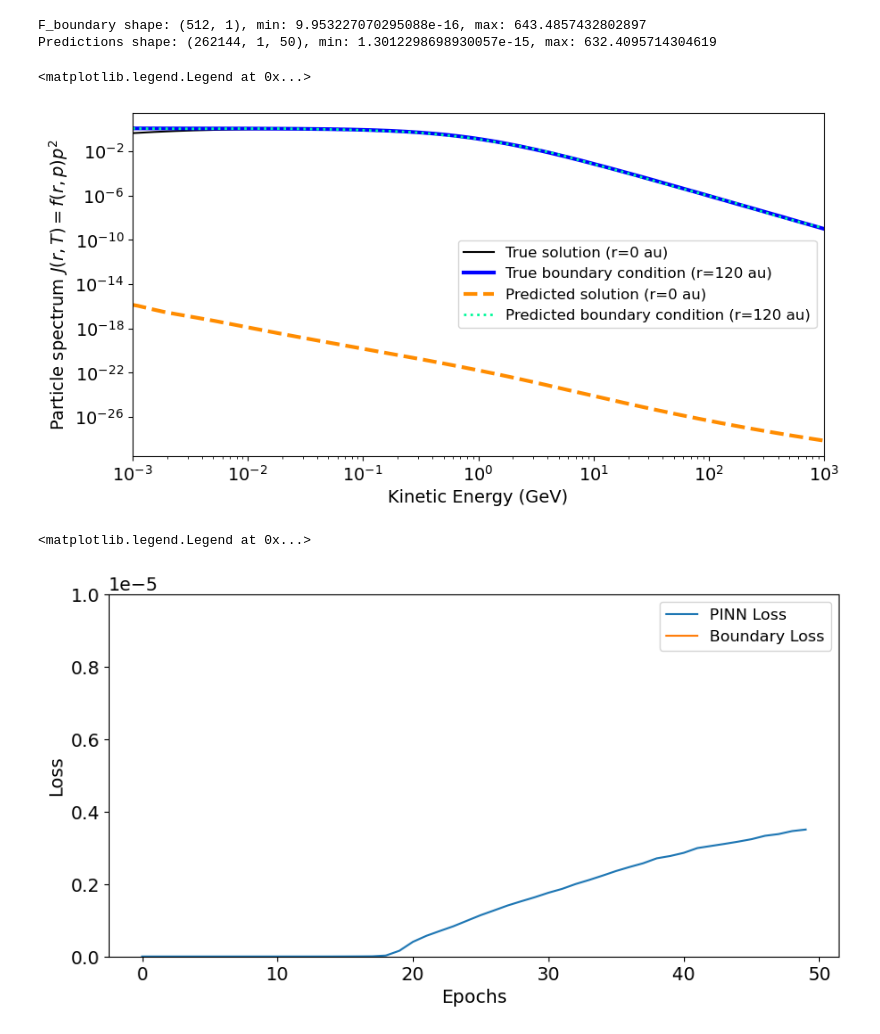
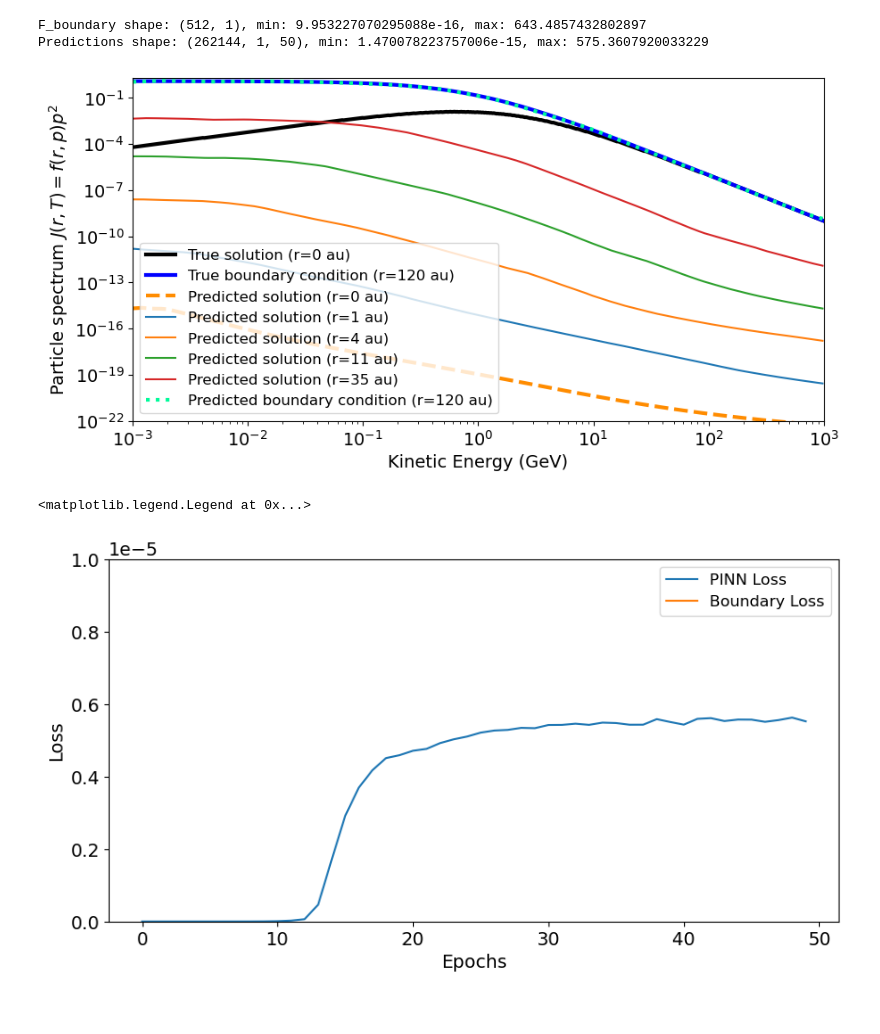
Before and after one commit to linneawolniewicz/pinns, a Jupyter notebook: sherpa/study/visualize.ipynb, the cells around one changed output. Cells and saved outputs as stored; diff of their text form; code cells hidden in the pictures.

```diff
--- a/sherpa/study/visualize.ipynb
+++ b/sherpa/study/visualize.ipynb
@@ -12,8 +12,8 @@ mpl.rcParams.update({'font.size': 14})
 CURRENT_PATH = os.getcwd()
 DATA_PATH = os.path.abspath(os.path.join(CURRENT_PATH, "..", "..", "data"))
 # %%
-trial_id = 13
-n_run = 100
+trial_id = 10
+n_run = 200
 
 # Load PINN outputs
 with open('./pickles/pinn_loss_sherpa_' + str(n_run) + '_trial_id_' + str(trial_id) + '.pkl', 'rb') as file:
@@ -54,24 +54,29 @@ print(f'F_boundary shape: {f_boundary.shape}, min: {np.min(f_boundary)}, max: {n
 print(f'Predictions shape: {predictions.shape}, min: {np.min(predictions[:, :, -1].reshape((size, size))[-1, :-1])}, max: {np.max(predictions[:, :, -1].reshape((size, size))[-1, :-1])}')
 # %% [output]
 F_boundary shape: (512, 1), min: 9.953227070295088e-16, max: 643.4857432802897
-Predictions shape: (262144, 1, 50), min: 1.3012298698930057e-15, max: 632.4095714304619
+Predictions shape: (262144, 1, 50), min: 1.470078223757006e-15, max: 575.3607920033229
 # %%
 # Plot J(r, T)
 fig, ax = plt.subplots(figsize=(10, 5))
 
-ax.loglog(T, J[0, :], label=f'True solution (r={r[0, 0]/150e6:.0f} au)', c='k')
+ax.loglog(T, J[0, :], label=f'True solution (r={r[0, 0]/150e6:.0f} au)', c='k', lw='3')
 ax.loglog(T, J[-1, :], label=f'True boundary condition (r={r[-1, 0]/150e6:.0f} au)', c='blue', lw='3')
 ax.loglog(T[:-1], np.expand_dims(predictions[:, :, -1].reshape((size, size))[0, :-1], axis=1)*(p[:-1]**2), label=f'Predicted solution (r={r[0, 0]/150e6:.0f} au)', c='darkorange', lw='3', ls='--')
-ax.loglog(T[:-1], np.expand_dims(predictions[:, :, -1].reshape((size, size))[-1, :-1], axis=1)*(p[:-1]**2), label=f'Predicted boundary condition (r={r[-1, 0]/150e6:.0f} au)', c='mediumspringgreen', lw='2', ls=':')
+ax.loglog(T[:-1], np.expand_dims(predictions[:, :, -1].reshape((size, size))[100, :-1], axis=1)*(p[:-1]**2), label=f'Predicted solution (r={r[100, 0]/150e6:.0f} au)')
+ax.loglog(T[:-1], np.expand_dims(predictions[:, :, -1].reshape((size, size))[200, :-1], axis=1)*(p[:-1]**2), label=f'Predicted solution (r={r[200, 0]/150e6:.0f} au)')
+ax.loglog(T[:-1], np.expand_dims(predictions[:, :, -1].reshape((size, size))[300, :-1], axis=1)*(p[:-1]**2), label=f'Predicted solution (r={r[300, 0]/150e6:.0f} au)')
+ax.loglog(T[:-1], np.expand_dims(predictions[:, :, -1].reshape((size, size))[400, :-1], axis=1)*(p[:-1]**2), label=f'Predicted solution (r={r[400, 0]/150e6:.0f} au)')
+ax.loglog(T[:-1], np.expand_dims(predictions[:, :, -1].reshape((size, size))[-1, :-1], axis=1)*(p[:-1]**2), label=f'Predicted boundary condition (r={r[-1, 0]/150e6:.0f} au)', c='mediumspringgreen', lw='3', ls=':')
 
 ax.set_xlabel("Kinetic Energy (GeV)")
 ax.set_ylabel("Particle spectrum $J(r, T) = f(r, p) p^2$")
 ax.set_xlim(1e-3, 1e3)
-# ax.set_ylim(1e-9, 2e0)
+ax.set_ylim(1e-22, 2e0)
 ax.legend(prop={'size': 12})
+
+plt.savefig('prediction.png')
 # %% [output]
-<matplotlib.legend.Legend at 0x...>
-[figure, old version]
+[figure, new version]
 # %%
 # Plot loss
 fig = plt.figure(figsize=(10, 5))
@@ -85,7 +90,7 @@ plt.ylabel('Loss')
 plt.legend(prop={'size': 12})
 # %% [output]
 <matplotlib.legend.Legend at 0x...>
-[figure, old version]
+[figure, new version]
 # %%
 # Visualize J(r, T) over the epochs
 for i in range(epochs):
```
Also changed, not shown: parts of 1 cell of this notebook, 12 other files.
